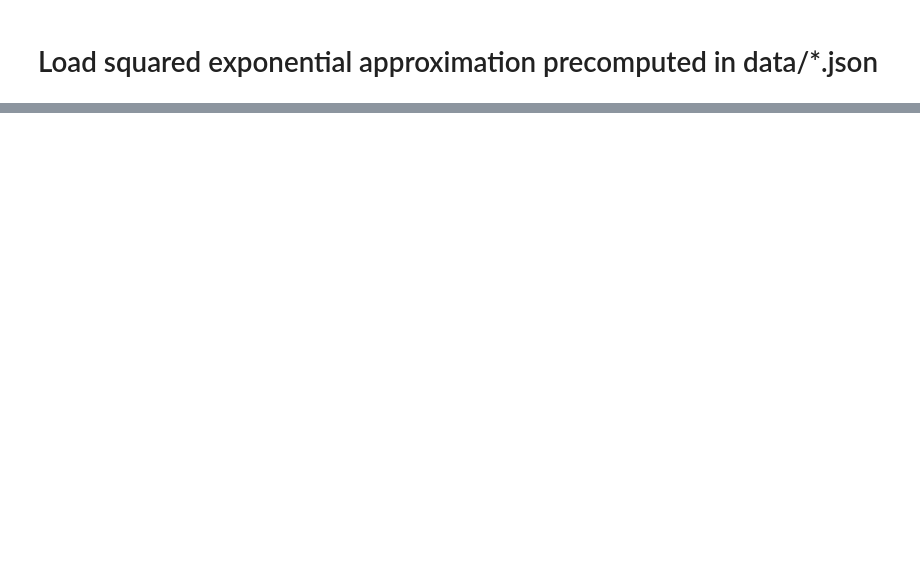
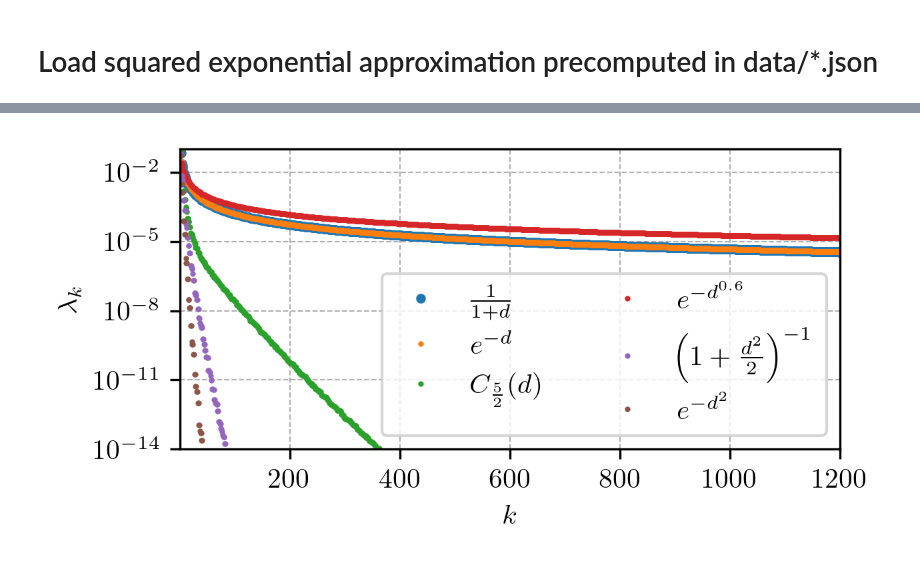
Before and after one commit to Beremi/KL_decomposition, a Jupyter notebook: kl_decomposition.ipynb, the cells around one changed output, grey strips where cells are left out. Saved outputs shown, nothing was run; the diff lists cells and outputs as text; code cells hidden in the pictures; blank space fills up the shorter version.

```diff
--- a/kl_decomposition.ipynb
+++ b/kl_decomposition.ipynb
@@ -228,0 +125,36 @@ plt.colorbar()
+# %%
+plt.rcParams.update(
+    {
+        "text.usetex": True,
+        "font.family": "serif",
+        "font.size": 10,
+        "axes.labelsize": 10,
+        "legend.fontsize": 10,
+        "xtick.labelsize": 10,
+        "ytick.labelsize": 10,
+    }
+)
+
+n_kernels = len(all_results)
+n_cols = 3
+n_rows = int(np.ceil(n_kernels / n_cols))
+
+fig = plt.figure(figsize=(4.35, 2.2), dpi=300)
+
+markers = ['^', 'v', '^', 'v', '^', 'v' ]
+marker_size = [5, 2, 2, 2, 2,2]
+for idx, (key, value) in enumerate(all_results.items()):
+    plt.plot(np.arange(1,len(value["lambdas"])+1), value["lambdas"], label=titles[idx], ls='None', marker='.', markersize=marker_size[idx])
+
+plt.yscale('log')
+plt.xlabel(r"$k$")
+plt.ylabel(r"$\lambda_k$")
+plt.legend(ncols=2)
+plt.grid(True, which='both', linestyle='--', linewidth=0.5)
+plt.ylim(1e-14,1e-1)
+plt.xlim(1, 1200)
+plt.tight_layout()
+fig.savefig("kl_eigenvalues.pdf", bbox_inches="tight")
+plt.show()
+# %% [output]
+[figure, added]
```
Also changed, not shown: parts of 31 cells of this notebook, 9 other files.
